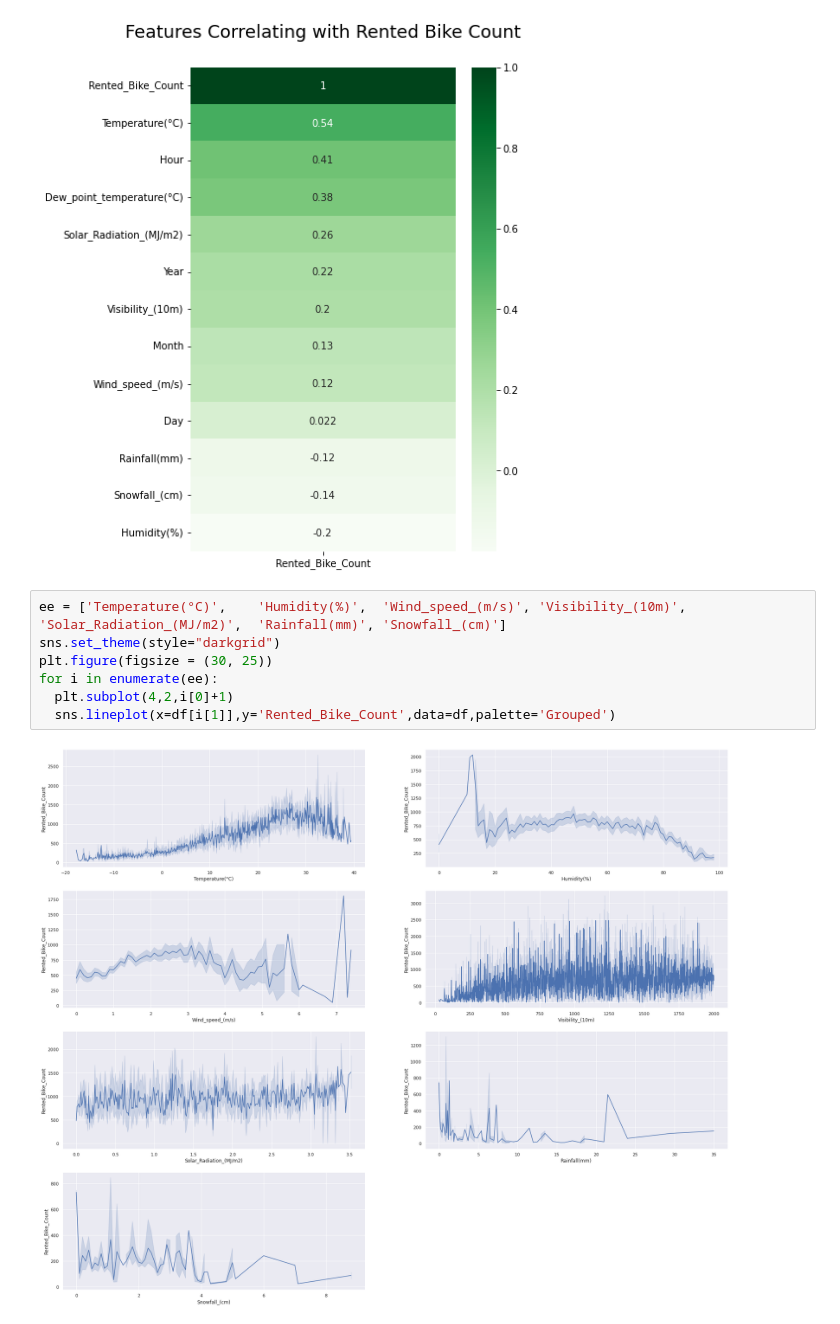
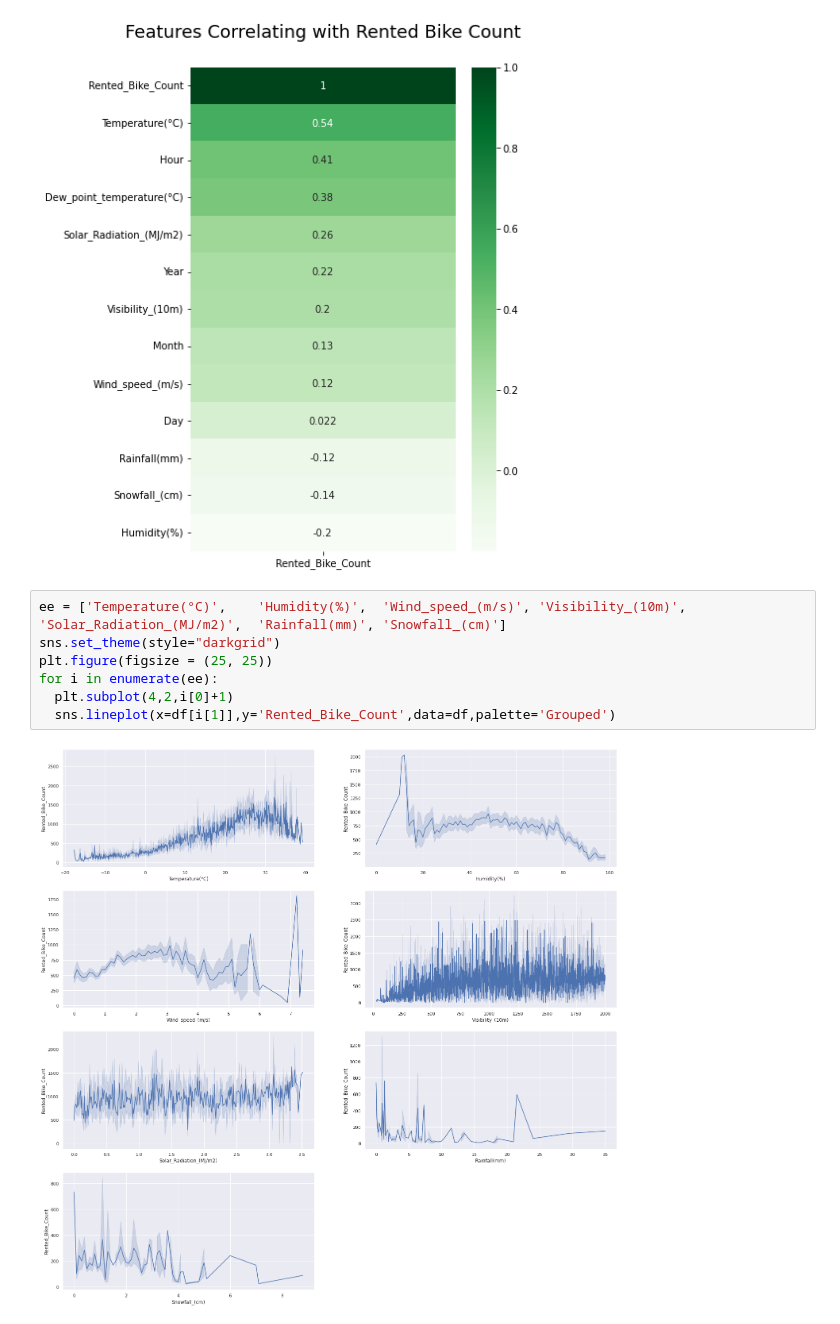
Before and after one commit to Sriharish19/Bike-Demand-Prediction, a Jupyter notebook: SH_Bike_Sharing_Demand_Prediction_Capstone_Project.ipynb, the cells around one changed output. Drawn from its saved outputs; the diff is of its cells as text.

```diff
--- a/SH_Bike_Sharing_Demand_Prediction_Capstone_Project.ipynb
+++ b/SH_Bike_Sharing_Demand_Prediction_Capstone_Project.ipynb
@@ -238,9 +238,9 @@ heatmap.set_title('Features Correlating with Rented Bike Count', fontdict={'font
 # %%
 ee = ['Temperature(°C)',	'Humidity(%)',	'Wind_speed_(m/s)',	'Visibility_(10m)',	'Solar_Radiation_(MJ/m2)',	'Rainfall(mm)',	'Snowfall_(cm)']
 sns.set_theme(style="darkgrid")
-plt.figure(figsize = (30, 25))
+plt.figure(figsize = (25, 25))
 for i in enumerate(ee):
   plt.subplot(4,2,i[0]+1)
   sns.lineplot(x=df[i[1]],y='Rented_Bike_Count',data=df,palette='Grouped')
 # %% [output]
-[figure, old version]
+[figure, new version]
```
